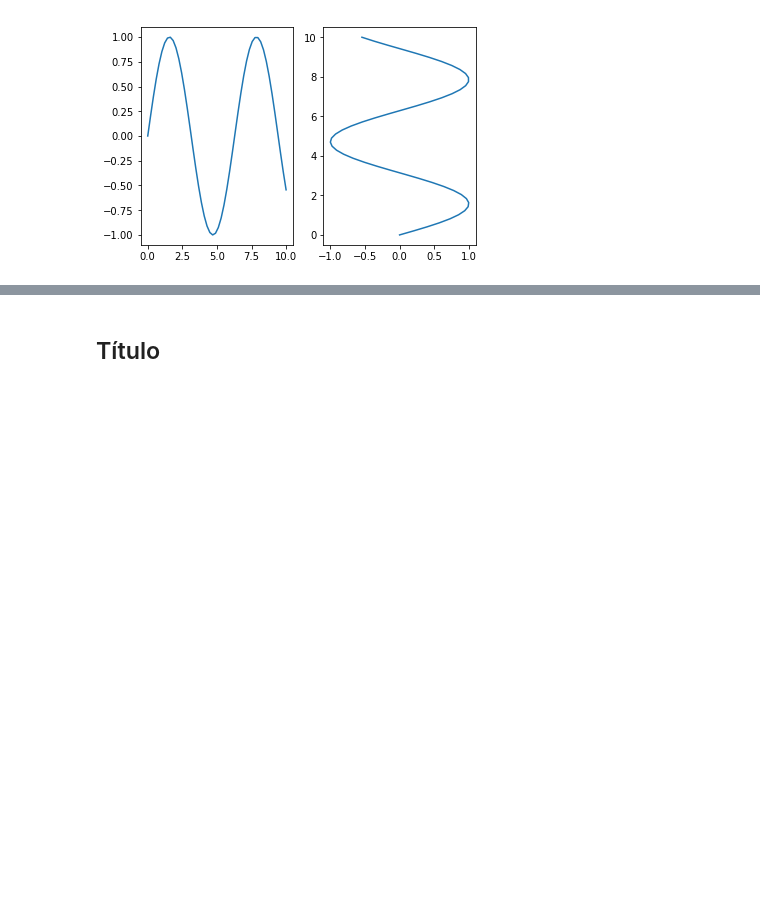
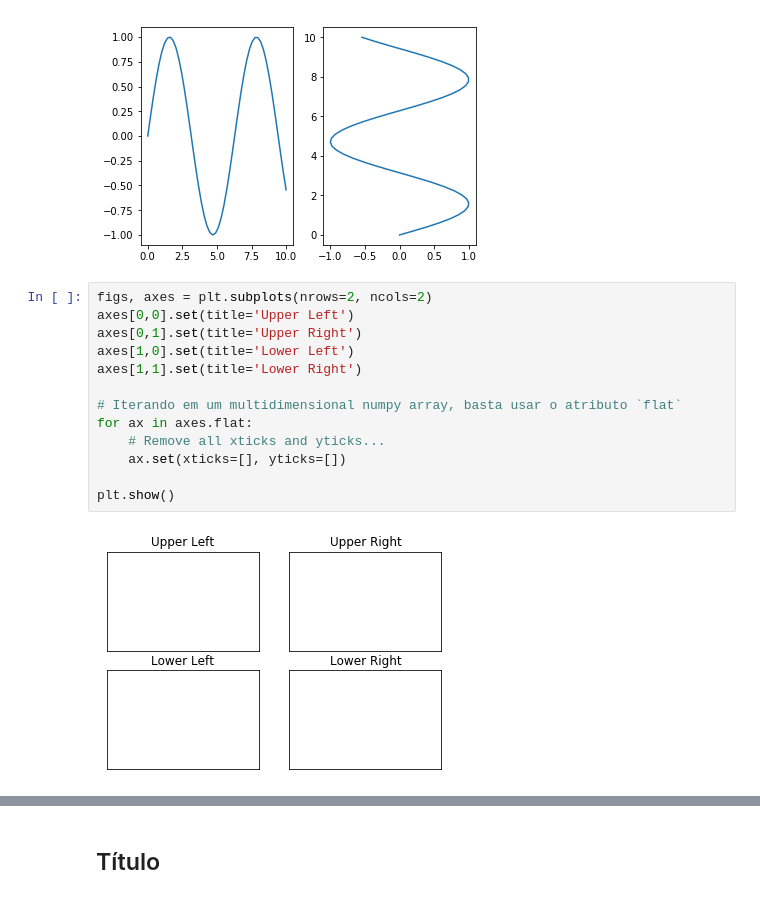
Before and after one commit to lobato767/facens-dataviz, a Jupyter notebook: lectures/Lecture1/Demo2.matplotlib.ipynb, the cells around one changed output, grey strips where cells are left out. Drawn from its saved outputs; the diff is of its cells as text; blank space fills up the shorter version.

```diff
--- a/lectures/Lecture1/Demo2.matplotlib.ipynb
+++ b/lectures/Lecture1/Demo2.matplotlib.ipynb
@@ -165,3 +165,18 @@ ax[1].plot(y, x)
 plt.show() # "flush" no gráfico
 # %% [output]
 [figure]
+# %%
+figs, axes = plt.subplots(nrows=2, ncols=2)
+axes[0,0].set(title='Upper Left')
+axes[0,1].set(title='Upper Right')
+axes[1,0].set(title='Lower Left')
+axes[1,1].set(title='Lower Right')
+
+# Iterando em um multidimensional numpy array, basta usar o atributo `flat`
+for ax in axes.flat:
+    # Remove all xticks and yticks...
+    ax.set(xticks=[], yticks=[])
+
+plt.show()
+# %% [output]
+[figure, added]
```
Also changed, not shown: parts of 29 cells of this notebook, 2 other files.
